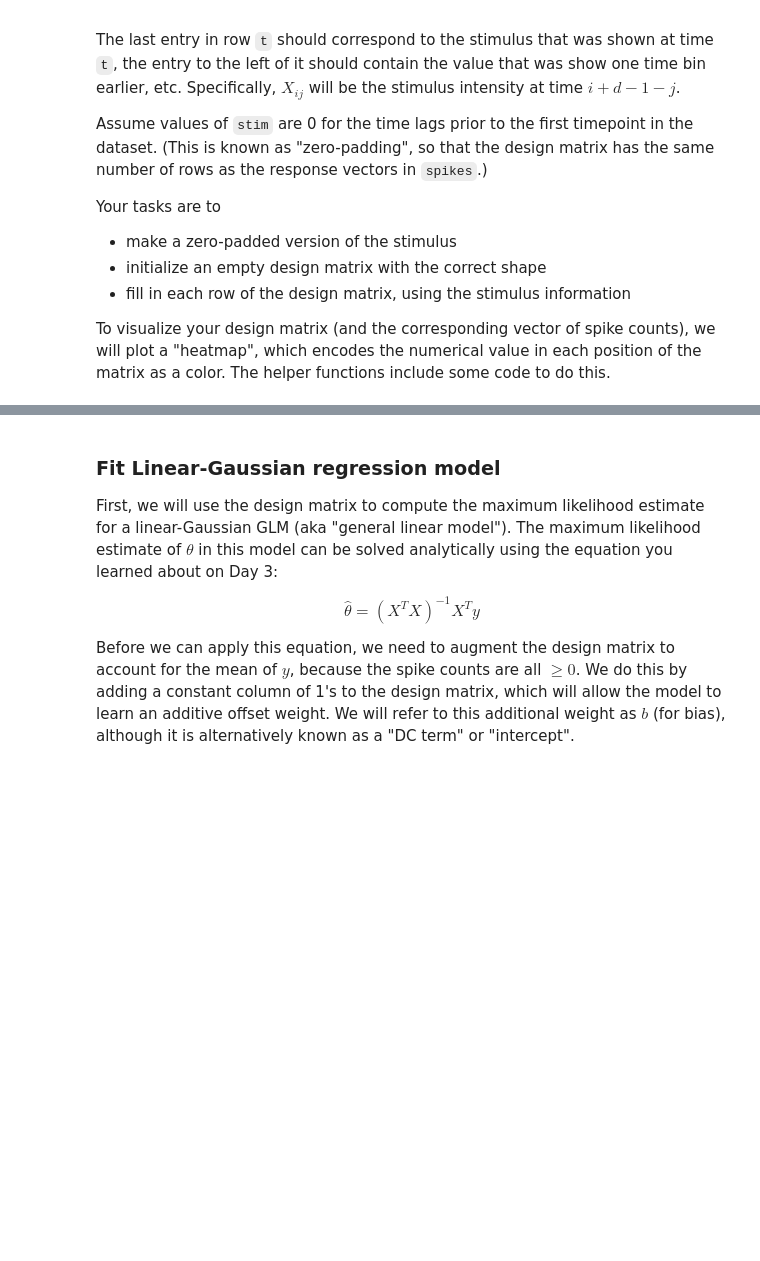
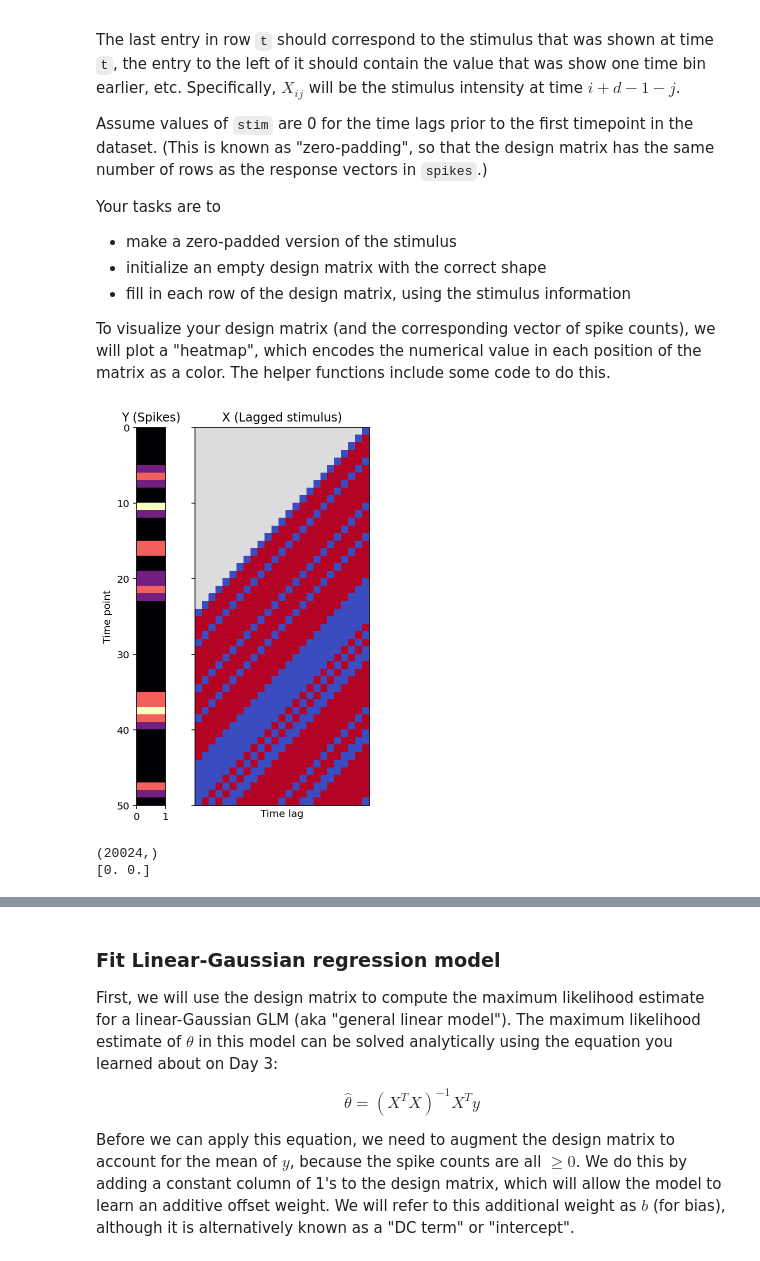
Before and after one commit to hyosubkim/course-content, a Jupyter notebook: tutorials/W1D4-MachineLearning/hyo_W1D4_Tutorial1.ipynb, the cells around one changed output, grey strips where cells are left out. Cells and saved outputs as stored; diff of their text form; code cells hidden in the pictures; blank space fills up the shorter version.

```diff
--- a/tutorials/W1D4-MachineLearning/hyo_W1D4_Tutorial1.ipynb
+++ b/tutorials/W1D4-MachineLearning/hyo_W1D4_Tutorial1.ipynb
@@ -211,35 +209,44 @@ To visualize your design matrix (and the corresponding vector of spike counts),
 # %%
 def make_design_matrix(stim, d=25):
   """Create time-lag design matrix from stimulus intensity vector.
 
   Args:
     stim (1D array): Stimulus intensity at each time point.
     d (number): Number of time lags to use.
 
   Returns
     X (2D array): GLM design matrix with shape T, d
 
   """
   #####################################################################
   # Fill in missing code (...) and then remove
-  raise NotImplementedError("Complete the make_design_matrix function")
+  #raise NotImplementedError("Complete the make_design_matrix function")
   #####################################################################
 
   # Create version of stimulus vector with zeros before onset
-  padded_stim = ...
+  padded_stim = np.concatenate([np.zeros(d-1), stim])
 
   # Construct a matrix where each row has the d frames of
   # the stimulus proceeding and including timepoint t
-  T = ...  # Total number of timepoints
-  X = ...
+  T = len(stim)  # Total number of timepoints
+  X = np.zeros((T, d))
   for t in range(T):
-      X[t] = ...
+      X[t] = padded_stim[t:d+t]
 
   return X
 
-# Uncomment and run after completing `make_design_matrix`
-# X = make_design_matrix(stim)
-# plot_glm_matrices(X, spikes, nt=50)
+#Uncomment and run after completing `make_design_matrix`
+X = make_design_matrix(stim)
+plot_glm_matrices(X, spikes, nt=50)
+# %% [output]
+[figure, added]
+# %%
+padded_stim = np.hstack((np.zeros((25-1)), stim))
+print(padded_stim.shape)
+print(np.zeros((2)))
+# %% [output]
+(20024,)
+[0. 0.]
 # %%
 # to_remove solution
 def make_design_matrix(stim, d=25):
```
Also changed, not shown: parts of 7 cells of this notebook, 3 other files.
